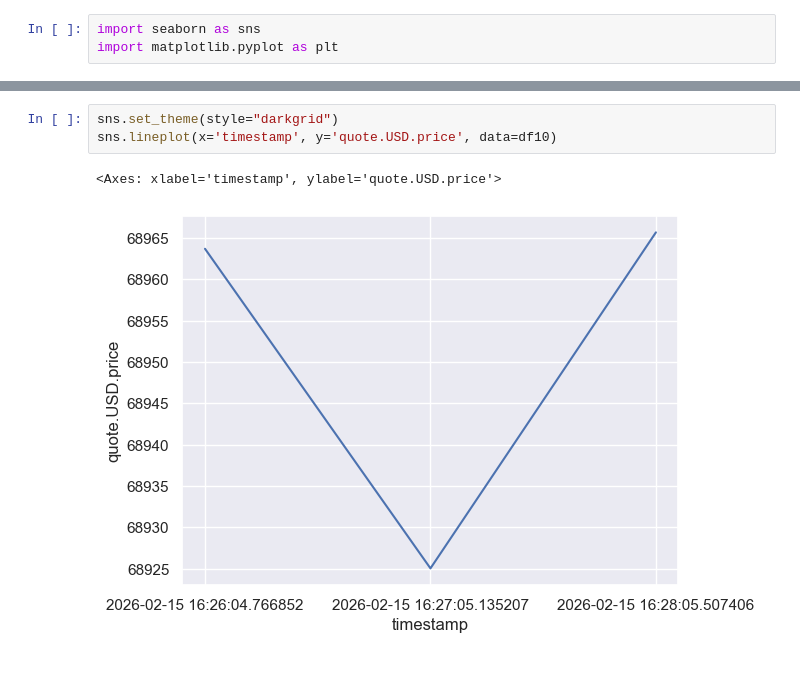
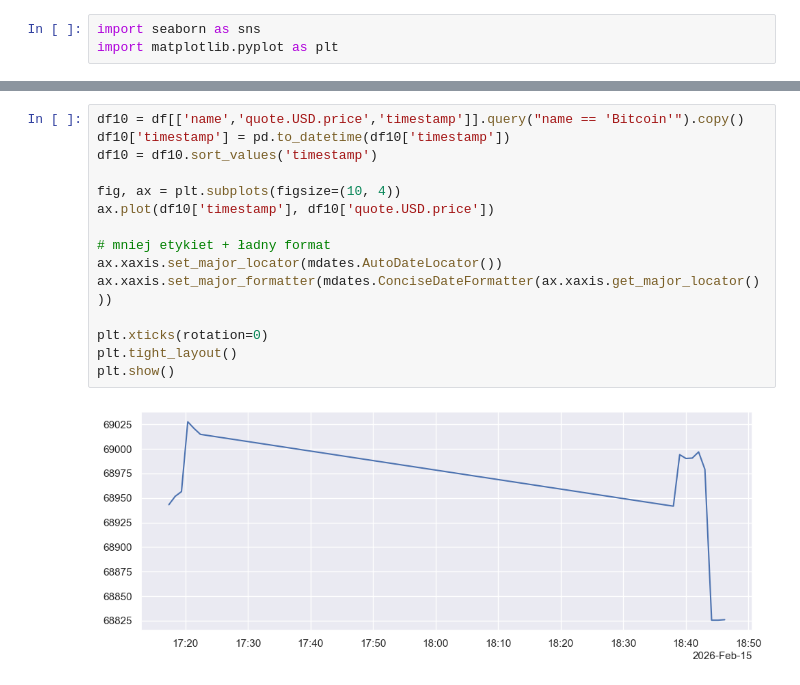
Before and after one commit to Zdanekk/My_Learning_Path, a Jupyter notebook: Python/Projects/API_Crypto_Project/API_crypto_project.ipynb, the cells around one changed output, grey strips where cells are left out. Saved outputs shown, nothing was run; the diff lists cells and outputs as text.

```diff
--- a/Python/Projects/API_Crypto_Project/API_crypto_project.ipynb
+++ b/Python/Projects/API_Crypto_Project/API_crypto_project.ipynb
@@ -186,6 +191,17 @@ df10
 # %%
-sns.set_theme(style="darkgrid")
-sns.lineplot(x='timestamp', y='quote.USD.price', data=df10)
+df10 = df[['name','quote.USD.price','timestamp']].query("name == 'Bitcoin'").copy()
+df10['timestamp'] = pd.to_datetime(df10['timestamp'])
+df10 = df10.sort_values('timestamp')
+
+fig, ax = plt.subplots(figsize=(10, 4))
+ax.plot(df10['timestamp'], df10['quote.USD.price'])
+
+# mniej etykiet + ładny format
+ax.xaxis.set_major_locator(mdates.AutoDateLocator())
+ax.xaxis.set_major_formatter(mdates.ConciseDateFormatter(ax.xaxis.get_major_locator()))
+
+plt.xticks(rotation=0)
+plt.tight_layout()
+plt.show()
 # %% [output]
-<Axes: xlabel='timestamp', ylabel='quote.USD.price'>
-[figure, old version]
+[figure, new version]
```
Also changed, not shown: parts of 10 cells of this notebook, 2 other files.
